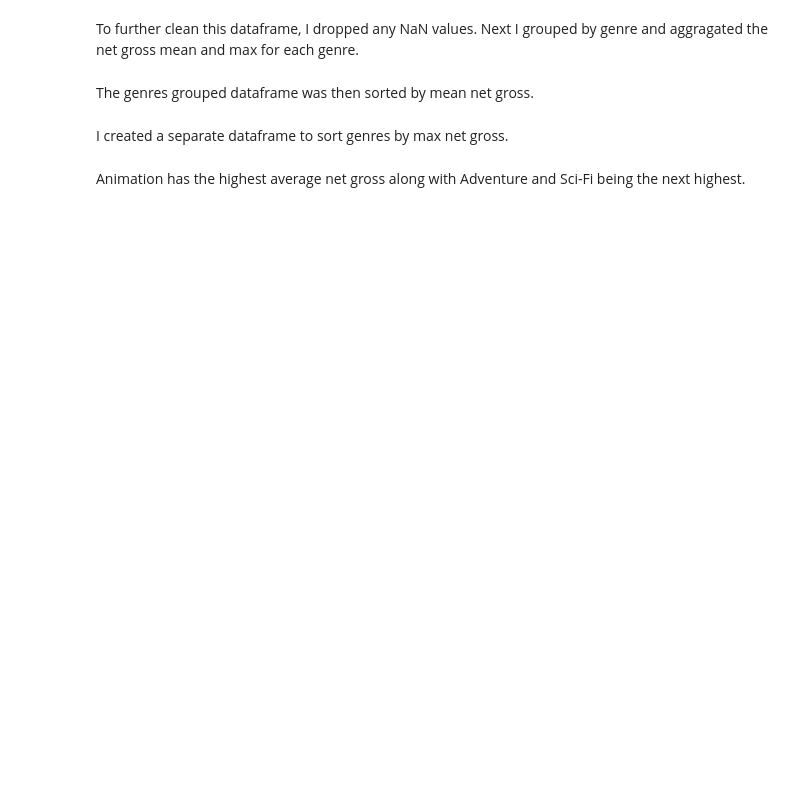
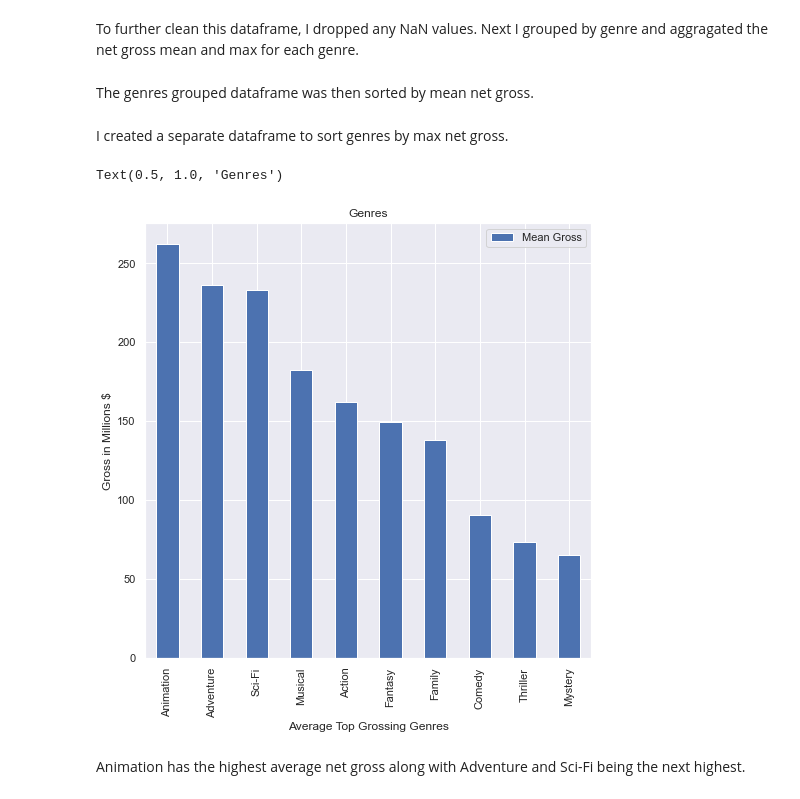
Before and after one commit to ldwilker10/dsc-phase-1-project-v2-4, a Jupyter notebook: Microsoft_Analysis.ipynb, the cells around one changed output. Drawn from its saved outputs; the diff is of its cells as text; code cells hidden in the pictures; blank space fills up the shorter version.

```diff
--- a/Microsoft_Analysis.ipynb
+++ b/Microsoft_Analysis.ipynb
@@ -522,14 +565,17 @@ I created a separate dataframe to sort genres by max net gross.
 # %%
 #plotting top 10 genres by average net gross
 genres_top10= genres_grouped.head(10)
-genres_top10.plot(
+plt= genres_top10.plot(
     x= "genre", y=("Net_Gross","mean"), kind="bar", figsize = (8,8))
-plt.xlabel("Average Top Grossing Genres")
-plt.ylabel("Gross in Millions $")
+plt.set_xlabel("Average Top Grossing Genres")
+plt.set_ylabel("Gross in Millions $")
 plt.legend(["Mean Gross"])
-plt.title("Genres")
+plt.set_title("Genres")
 #plt.show()
 #plt.savefig('Images/top_10_genre')
+# %% [output]
+Text(0.5, 1.0, 'Genres')
+[figure, added]
 # %% [markdown]
 Animation has the highest average net gross along with Adventure and Sci-Fi being the next highest.
 # %%
```
Also changed, not shown: parts of 14 cells of this notebook.
